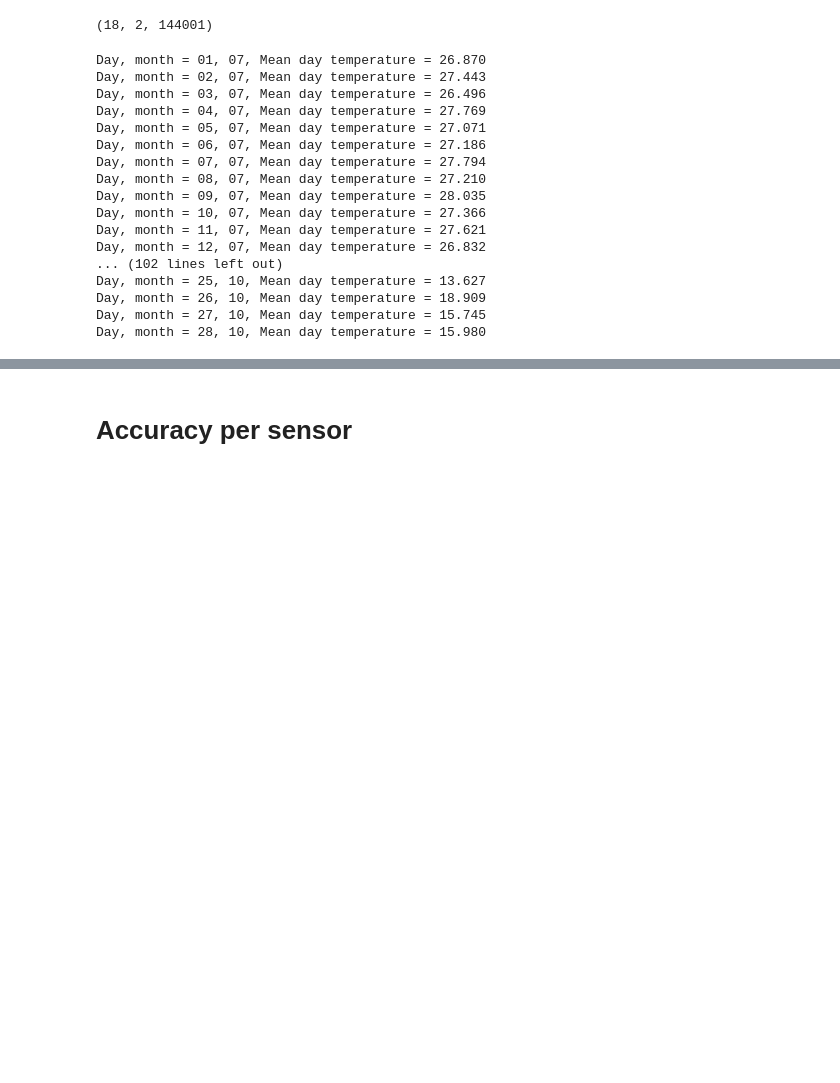
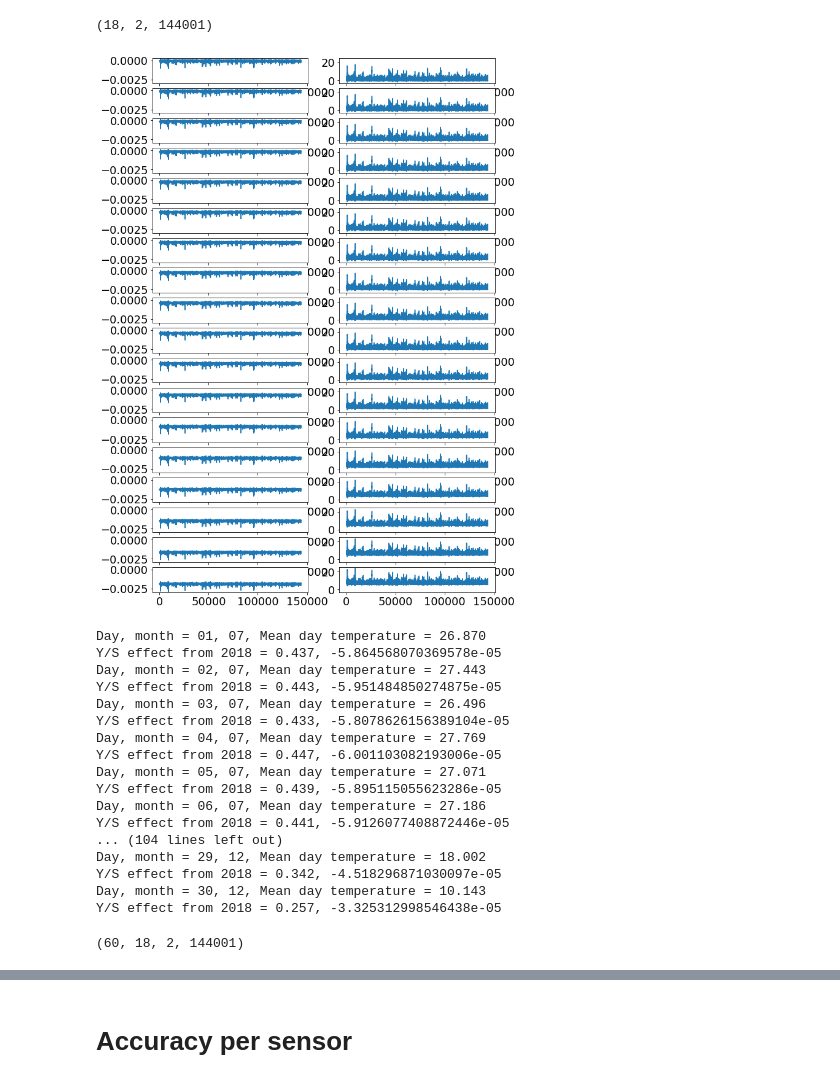
Before and after one commit to jerbaroo/bridge-sim, a Jupyter notebook: notebooks/classify.ipynb, the cells around one changed output, grey strips where cells are left out. Saved outputs shown, nothing was run; the diff lists cells and outputs as text; code cells hidden in the pictures; blank space fills up the shorter version.

```diff
--- a/notebooks/classify.ipynb
+++ b/notebooks/classify.ipynb
@@ -1010,11 +994,12 @@ INFO: Saving image to /Users/jeremy/Desktop/saved-images/pier-prob-ts.pdf
 # %% [markdown]
 # Damage probability over time, modifying pier settlement
 # %%
+# Setup each damage scenario.
+
 damage_scenarios = [healthy_damage]
 traffic_arrays = [traffic_array_1]
 damage_names = ["Healthy"]
 for pier_settlement in np.concatenate([np.arange(0.1, 1, 0.1), np.arange(1, 5, 0.5)]):
-    pier_settlement = np.around(pier_settlement, 1)
     damage_scenarios.append(pier_disp_damage([(5, pier_settlement / 1000)]))
     traffic_arrays.append(traffic_array_1)
     damage_names.append(f"Pier settlement by {pier_settlement} mm")
@@ -1054,45 +1041,70 @@ responses.shape
 (2400, 1)
 INFO: 24/24: Built FEMResponses in 0.01s, (ResponseType.Strain)
 (18, 2, 144001)
+# %%
+# Plot responses on a grid.
+
+l, r = [], []
+plt.portrait()
+for i in range(responses.shape[0]):
+    l.append(i * 2 + 1)
+    r.append(i * 2 + 2)
+    plt.subplot(responses.shape[0], 2, l[-1])
+    plt.plot(responses[i][0])
+    plt.subplot(responses.shape[0], 2, r[-1])
+    plt.plot(responses[i][1])
+
+equal_lims("y", responses.shape[0], 2, l)
+equal_lims("y", responses.shape[0], 2, r)
+# %% [output]
+[figure, added]
 # %%
-data = []
-for month_i, day_i in itertools.product([7, 8, 9, 10, 11, 12], np.arange(1, 30 + 1)):
+# Collect data for each combination of date and damage.
+
+data = []  # Dimensions = (number of days x 2 x 144001)
+datetimes = []  # Length = number of days.
+
+# for month_i, day_i in itertools.product([7, 8, 9, 10, 11, 12], np.arange(1, 30 + 1)):
+for month_i, day_i in itertools.product([7, 12], np.arange(1, 30 + 1)):
     day_str, month_str = str(day_i), str(month_i)
     if len(day_str) == 1: day_str = "0" + day_str
     if len(month_str) == 1: month_str = "0" + month_str
+    datetimes.append((datetime.fromisoformat(f"2019-{month_str}-{day_str}T00:00"), month_str, day_str))
     temp_i, temp_j = ij(temps_2019, f"2019-{month_str}-{day_str}T00:00", f"2019-{month_str}-{day_str}T23:59")
     day_temp = np.mean(temps_2019["temp"][temp_i:temp_j])
     print(f"Day, month = {day_str}, {month_str}, Mean day temperature = {day_temp:.3f}")
     rm_year_s = lr_s_2018.predict([[day_temp]])[0]
     rm_year_y = lr_y_2018.predict([[day_temp]])[0]
-#     print(f"Y/S effect from 2018 = {rm_year_y:.3f}, {rm_yea
-    data.append([month_str, day_str])
+    print(f"Y/S effect from 2018 = {rm_year_y:.3f}, {rm_year_s}")
+
+    # Append data for each damage scenario, for the current day.
+    data.append([])
     for (traffic_y, traffic_s), damage_name in zip(responses, damage_names):
         temp_y = temperature.apply(effect=effect_2019_y[temp_i:temp_j], responses=traffic_y)
         temp_s = temperature.apply(effect=effect_2019_s[temp_i:temp_j], responses=traffic_y)
-        signal_s, signal_y = traffic_s + temp_s, traffic_y + temp_y
-        _rm_24h_y, rm_24h_y = remove_sampled(24, signal_y)
-        _rm_24h_s, rm_24h_s = remove_sampled(24, signal_s)
+        _rm_24h_y, rm_24h_y = remove_sampled(24, traffic_y + temp_y)
+        _rm_24h_s, rm_24h_s = remove_sampled(24, traffic_s + temp_s)
+        signal_y = traffic_y + temp_y - rm_24h_y - rm_year_y
         signal_s = traffic_s + temp_s - rm_24h_s - rm_year_s
-        signal_y = traffic_y + temp_y - rm_24h_y - rm_year_y
-#         signal_s = traffic_s + temp_s - rm_year_s
-#         signal_y = traffic_y + temp_y - rm_year_y
         data[-1].append(np.array([signal_y, signal_s]))
+data = np.array(data)
+data.shapefin
 # %% [output]
 Day, month = 01, 07, Mean day temperature = 26.870
+Y/S effect from 2018 = 0.437, -5.864568070369578e-05
 Day, month = 02, 07, Mean day temperature = 27.443
+Y/S effect from 2018 = 0.443, -5.951484850274875e-05
 Day, month = 03, 07, Mean day temperature = 26.496
+Y/S effect from 2018 = 0.433, -5.8078626156389104e-05
 Day, month = 04, 07, Mean day temperature = 27.769
+Y/S effect from 2018 = 0.447, -6.001103082193006e-05
 Day, month = 05, 07, Mean day temperature = 27.071
+Y/S effect from 2018 = 0.439, -5.895115055623286e-05
 Day, month = 06, 07, Mean day temperature = 27.186
-Day, month = 07, 07, Mean day temperature = 27.794
-Day, month = 08, 07, Mean day temperature = 27.210
-Day, month = 09, 07, Mean day temperature = 28.035
-Day, month = 10, 07, Mean day temperature = 27.366
-Day, month = 11, 07, Mean day temperature = 27.621
-Day, month = 12, 07, Mean day temperature = 26.832
-... (102 lines left out)
-Day, month = 25, 10, Mean day temperature = 13.627
-Day, month = 26, 10, Mean day temperature = 18.909
-Day, month = 27, 10, Mean day temperature = 15.745
-Day, month = 28, 10, Mean day temperature = 15.980
+Y/S effect from 2018 = 0.441, -5.9126077408872446e-05
+... (104 lines left out)
+Day, month = 29, 12, Mean day temperature = 18.002
+Y/S effect from 2018 = 0.342, -4.518296871030097e-05
+Day, month = 30, 12, Mean day temperature = 10.143
+Y/S effect from 2018 = 0.257, -3.325312998546438e-05
+(60, 18, 2, 144001)
```
Also changed, not shown: parts of 17 cells of this notebook.
